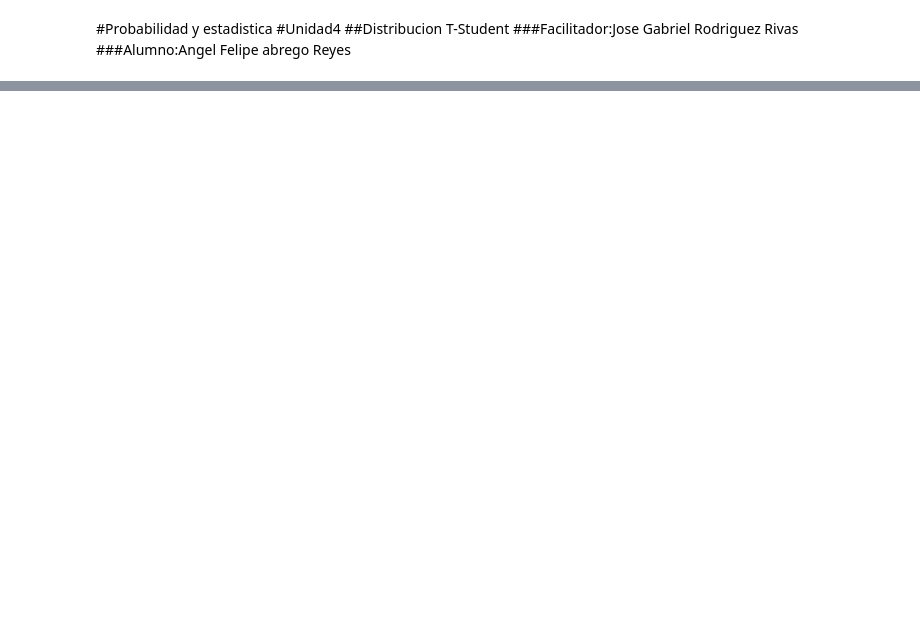
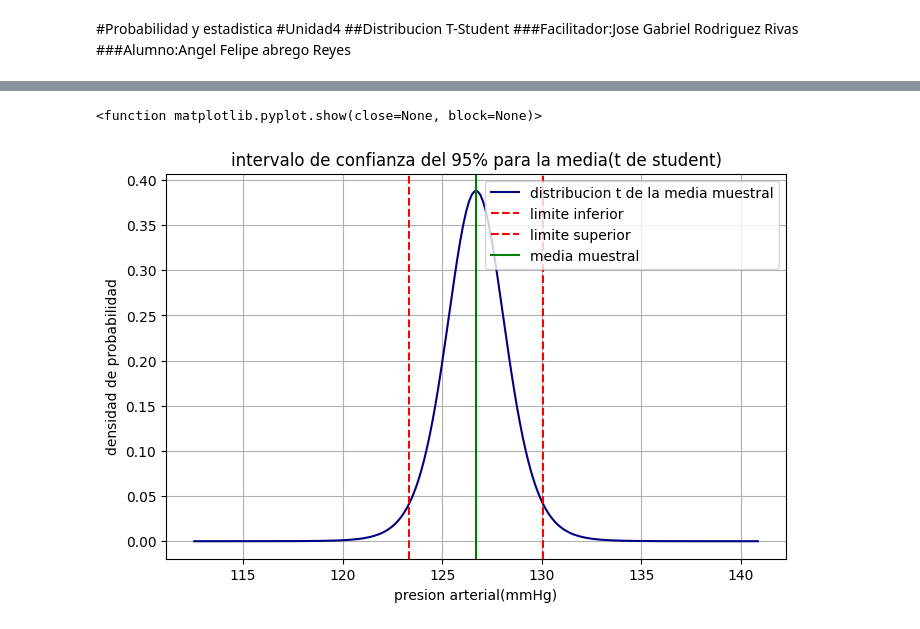
Before and after one commit to fellAR-hub/Probabilidad, a Jupyter notebook: unidad4/distribucion_T_student.ipynb, the cells around one changed output, grey strips where cells are left out. Saved outputs shown, nothing was run; the diff lists cells and outputs as text; code cells hidden in the pictures; blank space fills up the shorter version.

```diff
--- a/unidad4/distribucion_T_student.ipynb
+++ b/unidad4/distribucion_T_student.ipynb
@@ -29,0 +38,17 @@ print(f"intervalo de confianza 95%:[{lim_inf:.2f,{lim_sup:.2f}}]mmHg"
+# %%
+x=np.linspace(media-3*desv_std,media+3*desv_std,200)
+y=t.pdf((x-media)/(desv_std/np.sqrt(n)),df)
+plt.figure(figsize=(8,5))
+plt.plot(x,y,color='navy',label='distribucion t de la media muestral')
+plt.axvline(lim_inf,color='red',linestyle='--',label='limite inferior')
+plt.axvline(lim_sup,color='red',linestyle='--',label='limite superior')
+plt.axvline(media,color='green',linestyle='-',label='media muestral')
+plt.title('intervalo de confianza del 95% para la media(t de student)')
+plt.xlabel('presion arterial(mmHg)')
+plt.ylabel('densidad de probabilidad')
+plt.legend()
+plt.grid(True)
+plt.show
+# %% [output]
+<function matplotlib.pyplot.show(close=None, block=None)>
+[figure, added]
```
Also changed, not shown: parts of 1 cell of this notebook.
